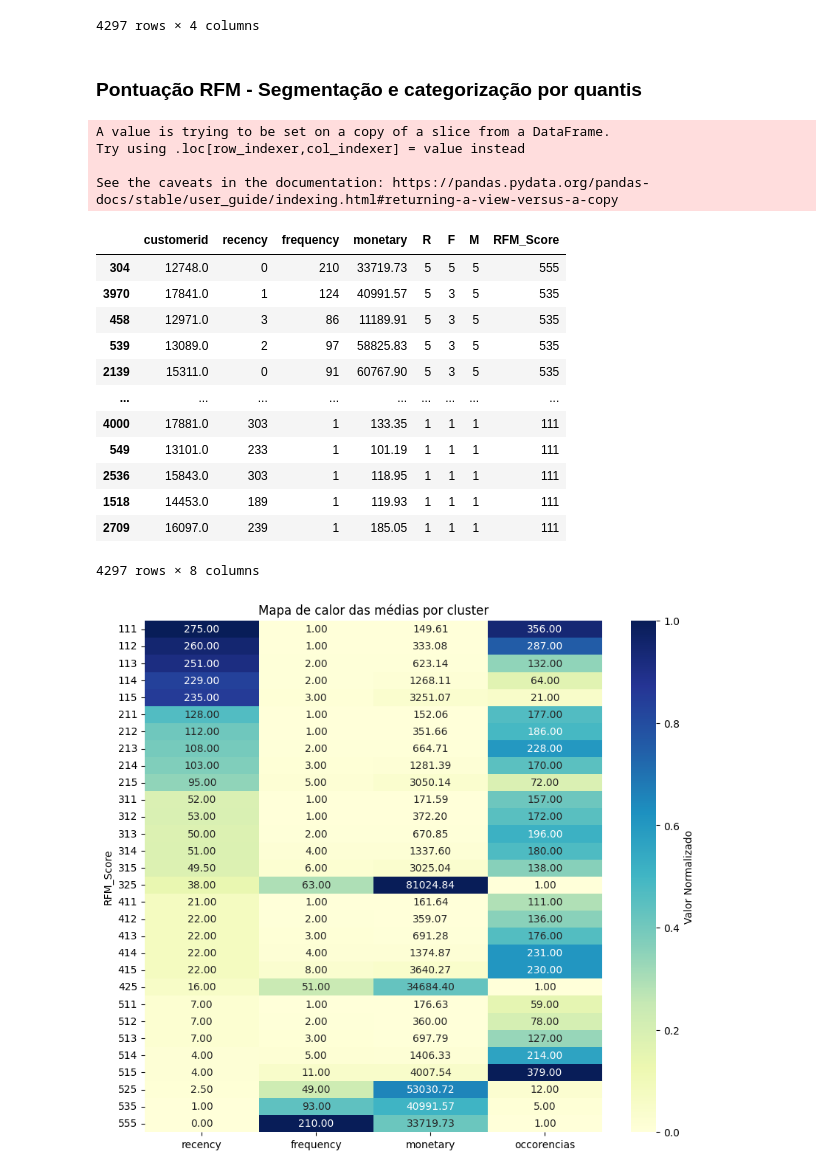
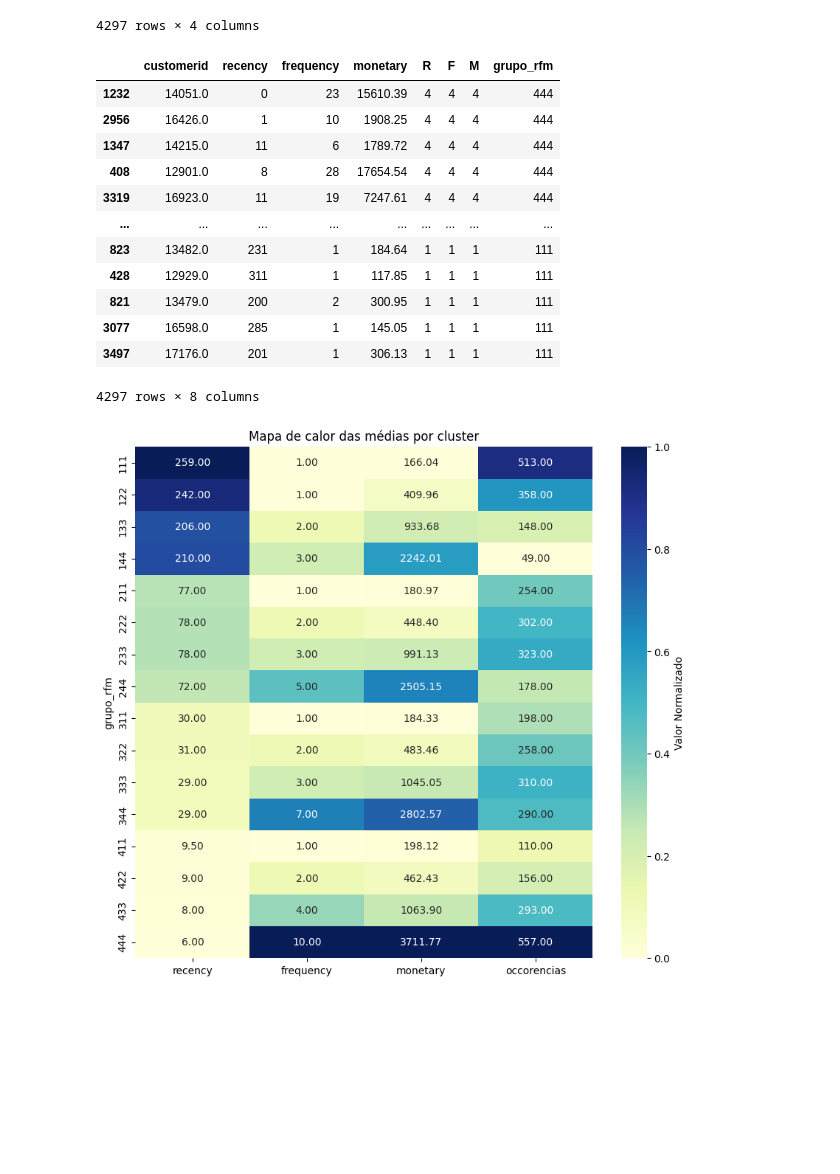
Before and after one commit to leandroneckel/aulas_data_science, a Jupyter notebook: Notebooks/Unidade 5/regras_associacao.ipynb, the cells around one changed output. Drawn from its saved outputs; the diff is of its cells as text; code cells hidden in the pictures; blank space fills up the shorter version.

```diff
--- a/Notebooks/Unidade 5/regras_associacao.ipynb
+++ b/Notebooks/Unidade 5/regras_associacao.ipynb
@@ -532,5 +556,0 @@ plt.show()
-# %%
-scaler = MinMaxScaler()
-kmeans = KMeans(n_clusters = 5, random_state = 2,init = 'k-means++')
-kmeans.fit(x)
-dados_rfm['cluster_kmeans'] = kmeans.labels_
@@ -578,56 +573,52 @@ rfm
 | 4295 | 18283.0 | 3 | 16 | 2094.88 |
 | 4296 | 18287.0 | 42 | 3 | 1837.28 |
 4297 rows × 4 columns
-# %% [markdown]
-### Pontuação RFM - Segmentação e categorização por quantis
 # %%
 import numpy as np
 
-r_labels = range(5, 0, -1)  # Recency é melhor quanto menor for o número de dias
-rfm['R'] = pd.qcut(rfm['recency'], q=5, labels=r_labels)
+r_labels = range(4, 0, -1)  # Recency é melhor quanto menor for o número de dias
+rfm['R'] = pd.qcut(rfm['recency'], q=4, labels=r_labels)
 
-f_bins = np.linspace(0, rfm['frequency'].max(), 6)
-f_bins[0] = -1  # Garante que o menor valor de frequency está incluído
-f_labels = range(1, 6)
-rfm['F'] = pd.cut(rfm['frequency'], bins=f_bins, labels=f_labels, include_lowest=True)
+# f_bins = np.linspace(0, rfm_data['frequency'].max(), 5)
+# f_bins[0] = -1  # Garante que o menor valor de frequency está incluído
+# f_labels = range(1, 5)
+# rfm_data['F'] = pd.cut(rfm_data['frequency'], bins=f_bins, labels=f_labels, include_lowest=True)
 
-m_labels = range(1, 6)
-rfm['M'] = pd.qcut(rfm['monetary'], q=5, labels=m_labels)
+f_labels = range(1,5)
+rfm['F'] = pd.qcut(rfm['monetary'], q=4, labels=f_labels)
 
-rfm['RFM_Score'] = rfm['R'].astype(str) + rfm['F'].astype(str) + rfm['M'].astype(str)
+m_labels = range(1, 5)
+rfm['M'] = pd.qcut(rfm['monetary'], q=4, labels=m_labels)
+
+rfm['grupo_rfm'] = rfm['R'].astype(str) + rfm['F'].astype(str) + rfm['M'].astype(str)
-# %% [output]
-A value is trying to be set on a copy of a slice from a DataFrame.
-Try using .loc[row_indexer,col_indexer] = value instead
-
-See the caveats in the documentation: https://pandas.pydata.org/pandas-docs/stable/user_guide/indexing.html#returning-a-view-versus-a-copy
 # %%
-rfm.sort_values(by = 'RFM_Score',ascending=False)
+rfm.sort_values(by = 'grupo_rfm',ascending=False)
 # %% [output]
-|  | customerid | recency | frequency | monetary | R | F | M | RFM_Score |
-| 304 | 12748.0 | 0 | 210 | 33719.73 | 5 | 5 | 5 | 555 |
-| 3970 | 17841.0 | 1 | 124 | 40991.57 | 5 | 3 | 5 | 535 |
-| 458 | 12971.0 | 3 | 86 | 11189.91 | 5 | 3 | 5 | 535 |
-| 539 | 13089.0 | 2 | 97 | 58825.83 | 5 | 3 | 5 | 535 |
-| 2139 | 15311.0 | 0 | 91 | 60767.90 | 5 | 3 | 5 | 535 |
+|  | customerid | recency | frequency | monetary | R | F | M | grupo_rfm |
+| 1232 | 14051.0 | 0 | 23 | 15610.39 | 4 | 4 | 4 | 444 |
+| 2956 | 16426.0 | 1 | 10 | 1908.25 | 4 | 4 | 4 | 444 |
+| 1347 | 14215.0 | 11 | 6 | 1789.72 | 4 | 4 | 4 | 444 |
+| 408 | 12901.0 | 8 | 28 | 17654.54 | 4 | 4 | 4 | 444 |
+| 3319 | 16923.0 | 11 | 19 | 7247.61 | 4 | 4 | 4 | 444 |
 | ... | ... | ... | ... | ... | ... | ... | ... | ... |
-| 4000 | 17881.0 | 303 | 1 | 133.35 | 1 | 1 | 1 | 111 |
-| 549 | 13101.0 | 233 | 1 | 101.19 | 1 | 1 | 1 | 111 |
-| 2536 | 15843.0 | 303 | 1 | 118.95 | 1 | 1 | 1 | 111 |
-| 1518 | 14453.0 | 189 | 1 | 119.93 | 1 | 1 | 1 | 111 |
-| 2709 | 16097.0 | 239 | 1 | 185.05 | 1 | 1 | 1 | 111 |
+| 823 | 13482.0 | 231 | 1 | 184.64 | 1 | 1 | 1 | 111 |
+| 428 | 12929.0 | 311 | 1 | 117.85 | 1 | 1 | 1 | 111 |
+| 821 | 13479.0 | 200 | 2 | 300.95 | 1 | 1 | 1 | 111 |
+| 3077 | 16598.0 | 285 | 1 | 145.05 | 1 | 1 | 1 | 111 |
+| 3497 | 17176.0 | 201 | 1 | 306.13 | 1 | 1 | 1 | 111 |
 4297 rows × 8 columns
 # %%
-cluster_means = rfm[['recency','frequency','monetary','RFM_Score']].groupby('RFM_Score').agg(
+cluster_means = rfm[['recency','frequency','monetary','grupo_rfm']].groupby('grupo_rfm').agg(
     recency = ('recency','median'),
     frequency = ('frequency','median'),
     monetary = ('monetary','median'),
     occorencias = ('monetary','count')
 )
 normalized = (cluster_means - cluster_means.min()) / (cluster_means.max() - cluster_means.min())
 plt.figure(figsize=(10, 9))
 sns.heatmap(normalized, annot=cluster_means, fmt='.2f', cmap="YlGnBu", cbar_kws={'label': 'Valor Normalizado'})
 plt.title('Mapa de calor das médias por cluster')
 plt.show()
 # %% [output]
-[figure, old version]
+[figure, new version]
 # %%
```
Also changed, not shown: parts of 25 cells of this notebook, 3 other files.
